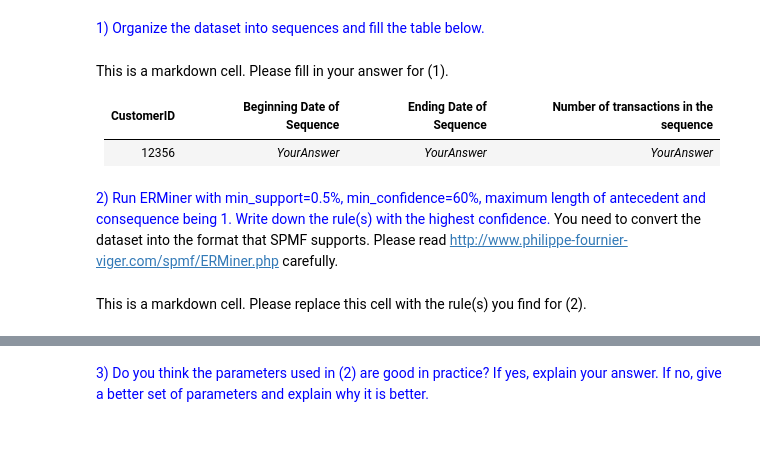
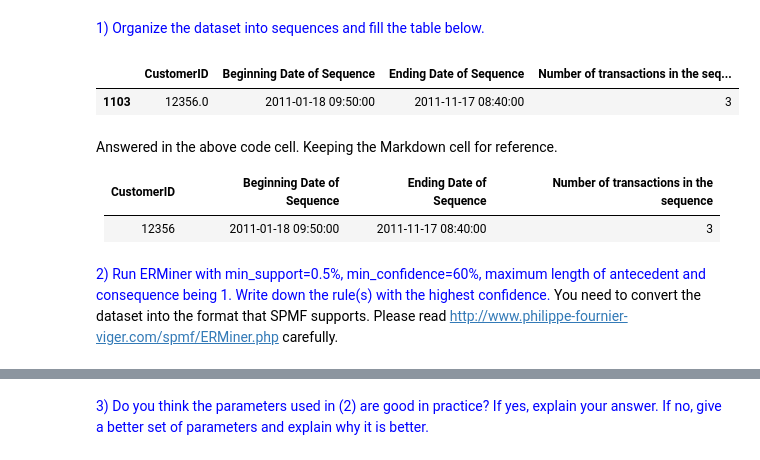
Before and after one commit to Luis-VD/CS5228-Assignment2, a Jupyter notebook: answer_sheet_v2_25Feb2019.ipynb, the cells around one changed output, grey strips where cells are left out. Drawn from its saved outputs; the diff is of its cells as text; code cells hidden in the pictures.

```diff
--- a/answer_sheet_v2_25Feb2019.ipynb
+++ b/answer_sheet_v2_25Feb2019.ipynb
@@ -259,13 +271,26 @@ This is a markdown cell. Replace this cell with your answer and evidences for (7
 ## Section 3 - Mining Sequential Rules
 # %% [markdown]
 <span style="color:blue"> 1) Organize the dataset into sequences and fill the table below. </span>
+# %%
+sales_by_date = sales_clean.sort_values(['InvoiceDate'])
+customers = sales_by_date.CustomerID.unique()
+sequences = pd.DataFrame(columns=['CustomerID', 'Beginning Date of Sequence',
+                                  'Ending Date of Sequence', 'Number of transactions in the sequence'])
+for customer in customers:
+    sequences = sequences.append({'CustomerID': customer,
+                     'Beginning Date of Sequence': sales_by_date[sales_by_date['CustomerID']==customer].InvoiceDate.min(),
+                     'Ending Date of Sequence': sales_by_date[sales_by_date['CustomerID']==customer].InvoiceDate.max(),
+                     'Number of transactions in the sequence': len(sales_by_date[sales_by_date['CustomerID']==customer].InvoiceNo.unique())},
+                    ignore_index=True)
+sequences[sequences.CustomerID == 12356]
+# %% [output]
+|  | CustomerID | Beginning Date of Sequence | Ending Date of Sequence | Number of transactions in the seq... |
+| 1103 | 12356.0 | 2011-01-18 09:50:00 | 2011-11-17 08:40:00 | 3 |
 # %% [markdown]
-This is a markdown cell. Please fill in your answer for (1).
+Answered in the above code cell. Keeping the Markdown cell for reference.
 
 | CustomerID | Beginning Date of Sequence | Ending Date of Sequence | Number of transactions in the sequence |
 |:----------:|:--------------------------:|:-----------------------:|:--------------------------------------:|
-|    12356   |        _YourAnswer_        |       _YourAnswer_      |              _YourAnswer_              |
+|    12356   |        2011-01-18 09:50:00        |       2011-11-17 08:40:00 	      |              3              |
 # %% [markdown]
 <span style="color:blue"> 2) Run ERMiner with min_support=0.5%, min_confidence=60%, maximum length of antecedent and consequence being 1. Write down the rule(s) with the highest confidence. </span> You need to convert the dataset into the format that SPMF supports. Please read http://www.philippe-fournier-viger.com/spmf/ERMiner.php carefully.
-# %% [markdown]
-This is a markdown cell. Please replace this cell with the rule(s) you find for (2).
```
Also changed, not shown: parts of 25 cells of this notebook.
